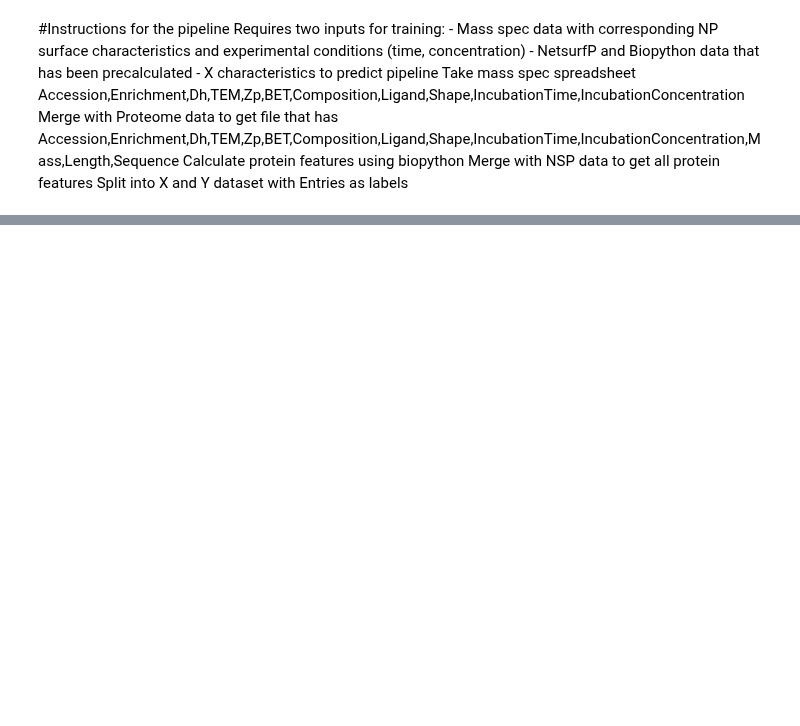
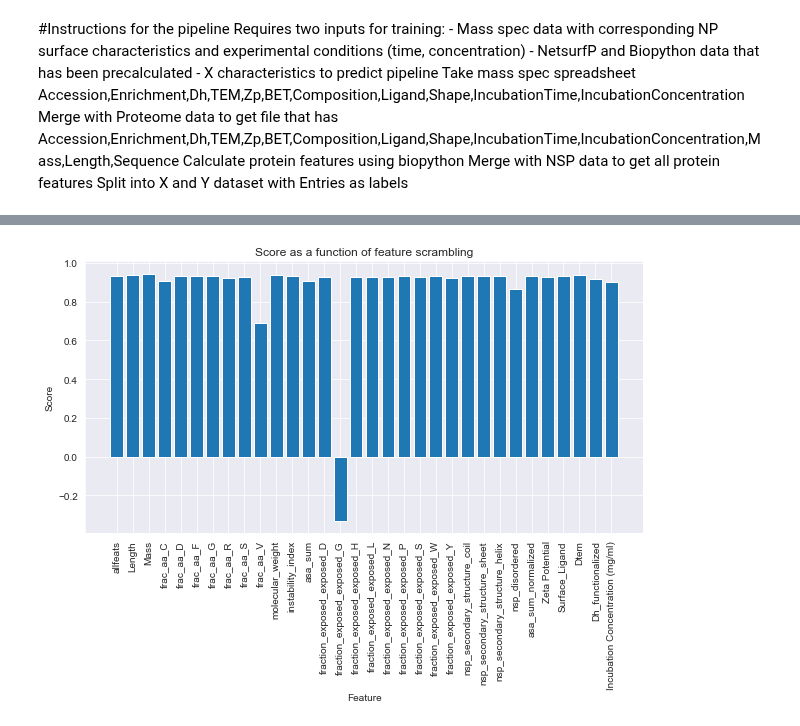
Before and after one commit to karst-poulsen/PC_ML_using_NSP, a Jupyter notebook: ML_testing4_pubpipe_allSamples.ipynb, the cells around one changed output, grey strips where cells are left out. Cells and saved outputs as stored; diff of their text form; code cells hidden in the pictures; blank space fills up the shorter version.

```diff
--- a/ML_testing4_pubpipe_allSamples.ipynb
+++ b/ML_testing4_pubpipe_allSamples.ipynb
@@ -295,31 +263,43 @@ plt.show()
 # a=pd.DataFrame(list(zip(estimators,scores)), columns=['number of estimators','accuracy'])
 # a.to_excel("Output_data/estimators_score_abund.xlsx")
 # %%
+##SCRAM Loss##
 #look at loss as a function of feature
 feats=[]
 scores=[]
 df=df_2
 id2='_RFECV'
 label=label_abund
 # frames=['df','df_norm','df_NSP_drop']
 # for x,i in enumerate(df_listnew):\
-
+# df_2.drop(columns=['Abundance Controls'],inplace=True)
 x_train, x_test, y_train, y_test = train_test_split(df,label, test_size = 0.2, random_state=42)
 rfr=RandomForestRegressor(n_estimators=150)
 rfr.fit(x_train,y_train)
 topscore=rfr.score(x_test,y_test)
 importances=rfr.feature_importances_*100
 scores.append(topscore)
 feats.append('allfeats')
 importances=np.insert(importances,[0],0)
 for j in x_test.columns:
     tmp=x_test.copy()
     # print(x_test)
     np.random.shuffle(tmp[j].values)
     scram_score=rfr.score(tmp,y_test)
     scores.append(scram_score)
     feats.append(j)
 
 a=pd.DataFrame(list(zip(feats,scores,importances)),columns=['feat','score','importances'])
 a.to_excel("Output_data/scram_loss_feats"+id2+id+".xlsx")
+
+plt.figure(figsize=(10,5))
+plt.bar(feats, scores)
+plt.xlabel('Feature')
+plt.ylabel('Score')
+plt.title('Score as a function of feature scrambling')
+plt.xticks(rotation=90)
+plt.savefig('Output_data/RFECV50_FeatScramLoss'+id+'.png', bbox_inches='tight')
+plt.show()
+# %% [output]
+[figure, added]
 # %%
```
Also changed, not shown: parts of 19 cells of this notebook, 10 other files.
